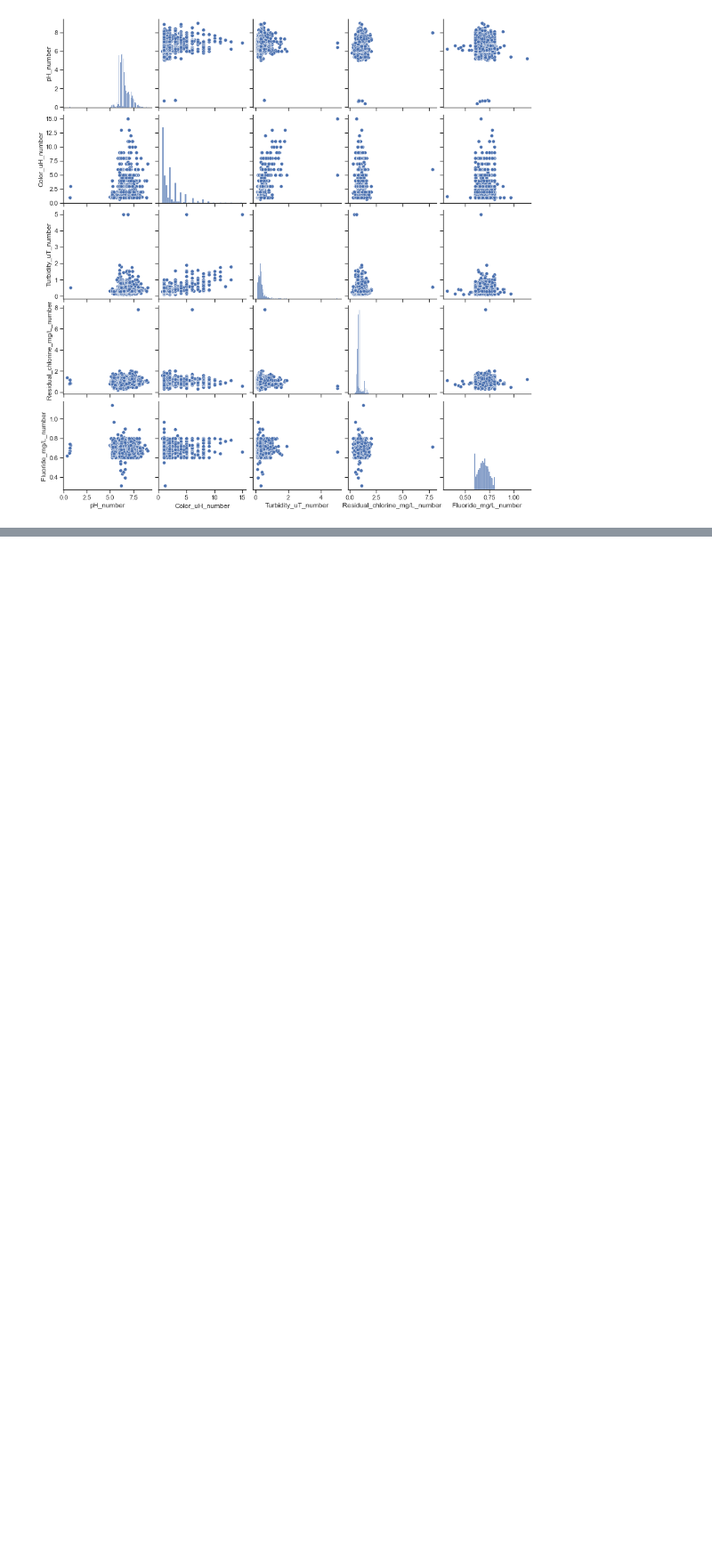
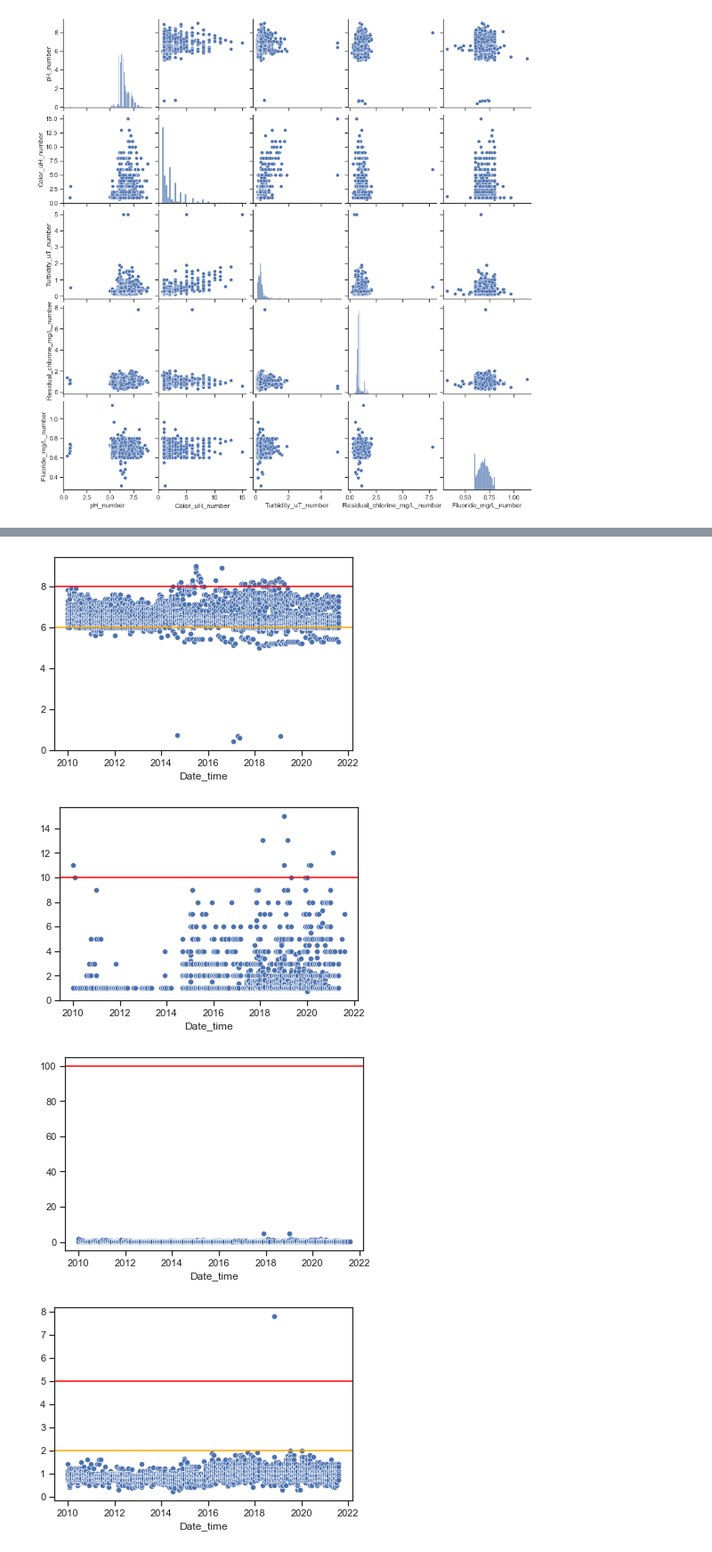
Before and after one commit to EricaKN/Water_quality_Sao_Carlos, a Jupyter notebook: Water_quality_Sao_Carlos.ipynb, the cells around one changed output, grey strips where cells are left out. Shown at 89% size. Saved outputs shown, nothing was run; the diff lists cells and outputs as text; code cells hidden in the pictures; blank space fills up the shorter version.

Commit message:
Update Water_quality_Sao_Carlos.ipynb
Add:
- Scatterplot with most important parameters and min/max legislation values for them

Changed:
-Method for reading pdf

```diff
--- a/Water_quality_Sao_Carlos.ipynb
+++ b/Water_quality_Sao_Carlos.ipynb
@@ -564,7 +579,7 @@ corr[mask] = np.nan
 import seaborn as sns
 sns.set_theme(style="ticks")
 
-df = sns.load_dataset('penguins')
+sns.load_dataset('penguins')
 sns.pairplot(eval_param)
 # %% [output]
 <seaborn.axisgrid.PairGrid at 0x...>
@@ -575,0 +587,3 @@ KeyError: "None of [Index(['datetime', 'pH_number', 'Color_uH_number', 'Turbidit
+# %%
+eval_param.loc[:,'Date_time'] = df['Date_time'].copy()
+eval_param.head()
@@ -576,3 +606,24 @@ KeyError: "None of [Index(['datetime', 'pH_number', 'Color_uH_number', 'Turbidit
+# %%
+legislation_max_min = {'pH_number': [6, 8], 'Color_uH_number': [np.nan, 10], 'Turbidity_uT_number': [np.nan, 100], 'Residual_chlorine_mg/L_number': [2, 5], 'Fluoride_mg/L_number': [6, 8]}
 # %%
-def graphics(parameters):
-    sns.scatterplot(data=graph_df, x=datetime, y=parameters)
+import matplotlib.pyplot as plt
+
+def graphics(date_time, parameter, axhline_min, axhline_max):
+    graph = sns.scatterplot(data=eval_param, x=date_time, y=parameter)
+    if axhline_max == np.nan:
+        pass
+    else:
+        graph.axhline(axhline_max, color='red')
+    if axhline_min == np.nan:
+        pass
+    else:
+        graph.axhline(axhline_min, color='orange')
+    plt.show()
+# %%
+for param, [min_leg, max_leg] in legislation_max_min.items():
+    graphics(df['Date_time'], df[param].values, min_leg, max_leg)
+# %% [output]
+[figure, added]
+[figure, added]
+[figure, added]
+[figure, added]
```
Also changed, not shown: parts of 13 cells of this notebook.
